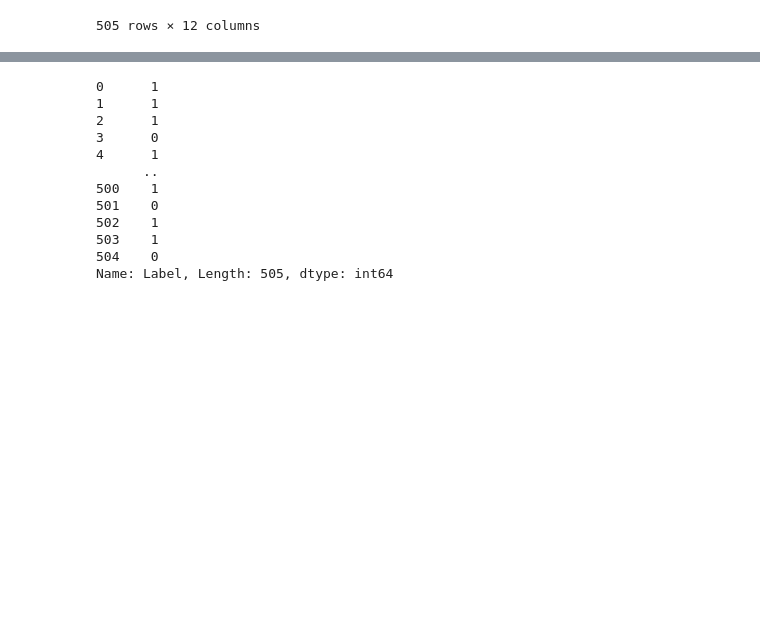
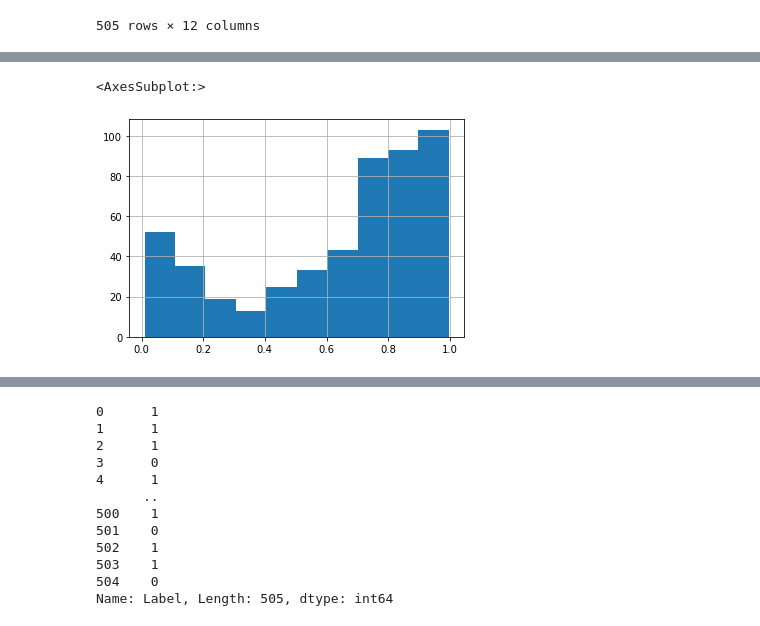
Before and after one commit to sergi-andreu/MMSL, a Jupyter notebook: Project.ipynb, the cells around one changed output, grey strips where cells are left out. Saved outputs shown, nothing was run; the diff lists cells and outputs as text; code cells hidden in the pictures; blank space fills up the shorter version.

```diff
--- a/Project.ipynb
+++ b/Project.ipynb
@@ -43 +26,6 @@ data.df
+# %%
+data.df["energy"].hist()
+# %% [output]
+<AxesSubplot:>
+[figure, added]
 # %%
```
Also changed, not shown: parts of 13 cells of this notebook, 2 other files.
